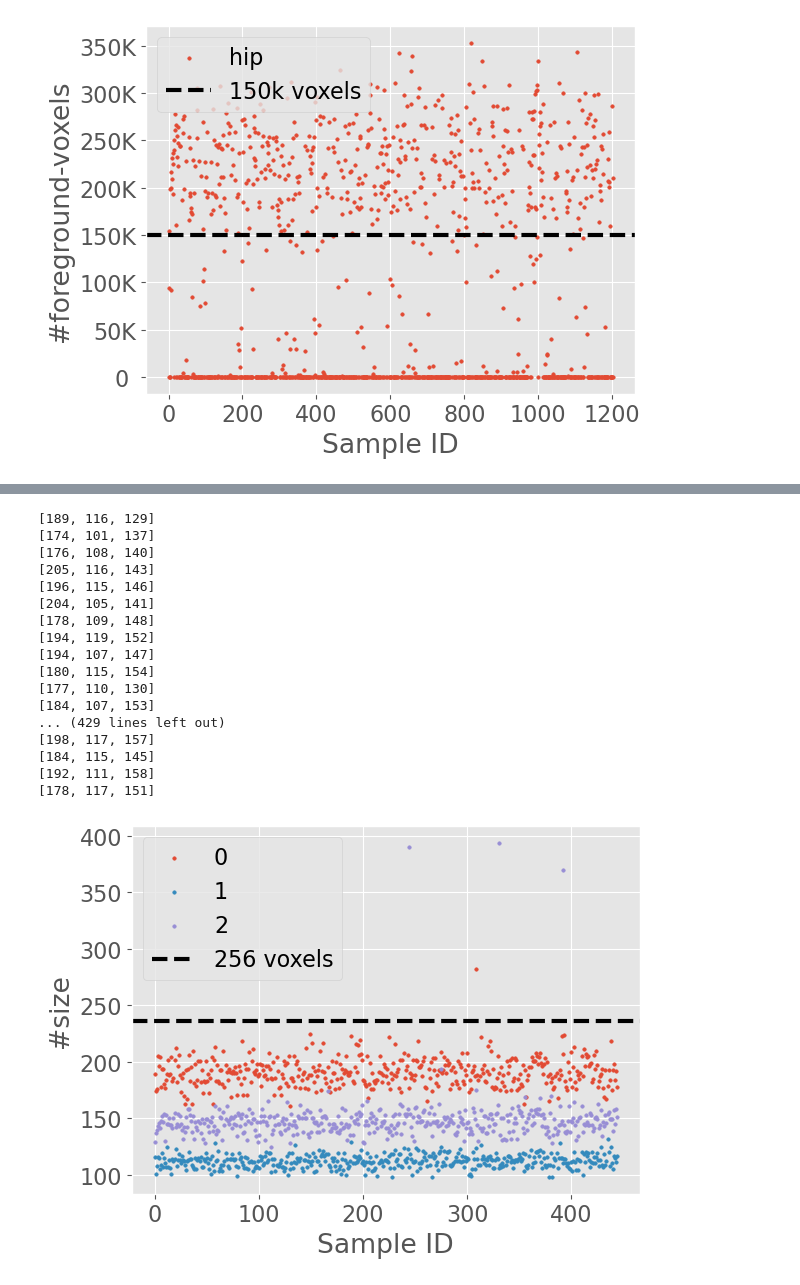
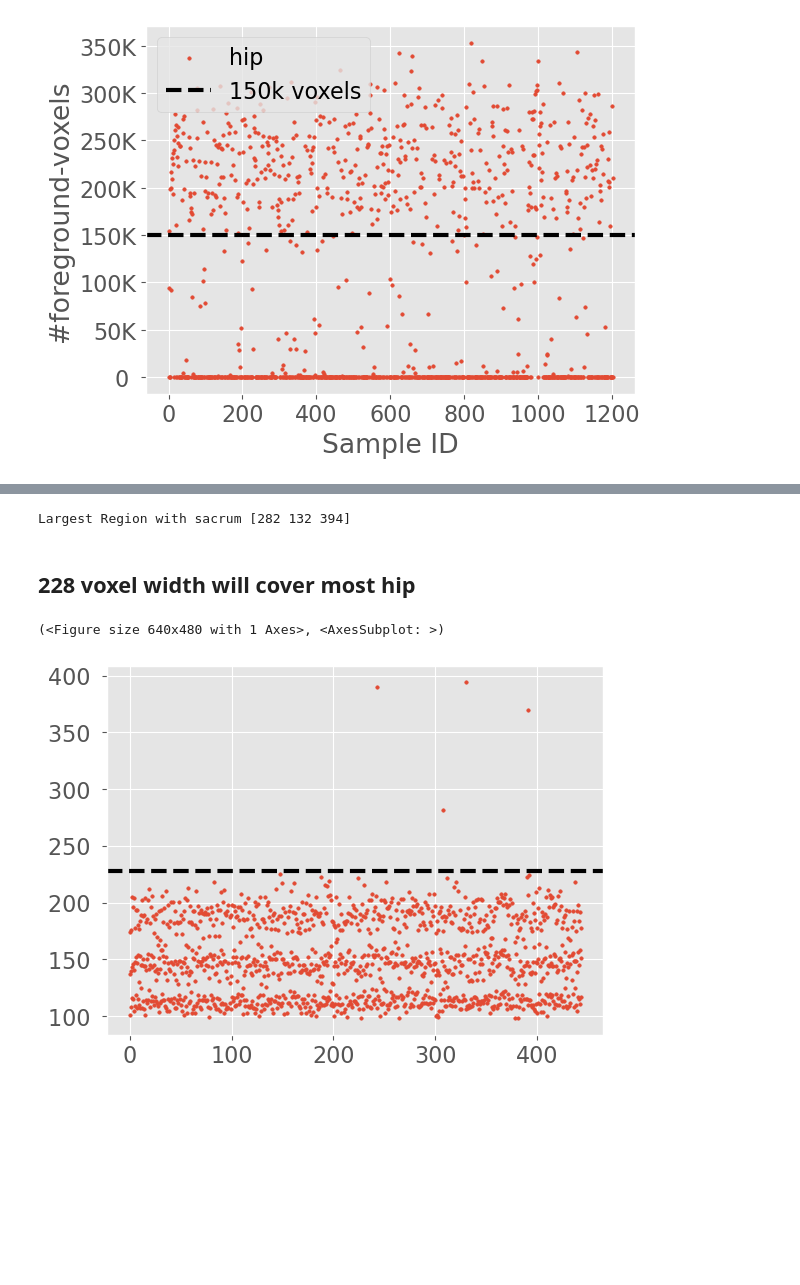
Before and after one commit to naamiinepal/XrayTo3DPreprocess, a Jupyter notebook: workflow/totalsegmentor_hip/Totalsegmentor-hip-plot.ipynb, the cells around one changed output, grey strips where cells are left out. Cells and saved outputs as stored; diff of their text form; code cells hidden in the pictures; blank space fills up the shorter version.

```diff
--- a/workflow/totalsegmentor_hip/Totalsegmentor-hip-plot.ipynb
+++ b/workflow/totalsegmentor_hip/Totalsegmentor-hip-plot.ipynb
@@ -103,4 +20,0 @@ len(usable_list)
-# %%
-with open('totalsegmentor_hip_subjects.csv','w') as f:
-    [f.write(f'{p}\n') for p in usable_list]
-f.close()
@@ -108,0 +21,16 @@ subjects_list = pd.read_csv('totalsegmentor_hip_subjects.csv')
+# %%
+df_non_empty = df[df['total_voxels'] != 0]
+print('Scans containing Hip foreground',df_non_empty['total_voxels'].count())
+
+voxel_threshold = 150000
+df_threshold = df_non_empty[(df_non_empty['total_voxels'] > voxel_threshold)]
+print(f'scans containing substantial Hip foreground',df_threshold['total_voxels'].count())
+
+potential_subjects = df_threshold['Unnamed: 0'].to_numpy()
+# removing subjects that were visually verified to contain only partial hips
+filtered_subjects = [i for i in potential_subjects if i not in unusable_list]
+print(f'scans after visual rejection',len(filtered_subjects))
+
+#save to file
+with open('totalsegmentor_hip_subjects.csv','w') as f:
+    [f.write(f'{p}\n') for p in filtered_subjects]
@@ -109,15 +41,14 @@ subjects_list = pd.read_csv('totalsegmentor_hip_subjects.csv')
 # %%
-import SimpleITK as sitk
+subjects_list = pd.read_csv('totalsegmentor_hip_subjects.csv')
 sizes = []
 for subject in subjects_list.to_numpy().flatten():
-    hip_path = f'../../../../../2D-3D-Reconstruction-Datasets/totalsegmentator/Totalsegmentator_dataset/{subject}/hip_no_sacrum.nii.gz'
+    hip_path = f'/mnt/SSD0/mahesh-home/xrayto3D-benchmark/2D-3D-Reconstruction-Datasets/totalsegmentator/Totalsegmentator_dataset/{subject}/hip_no_sacrum.nii.gz'
 
     img = sitk.ReadImage(hip_path)
     seg_stats = sitk.LabelShapeStatisticsImageFilter()
     seg_stats.Execute(img)
     bbox = seg_stats.GetBoundingBox(1)
     sizes.append(list(bbox[3:]))
-    print(sizes[-1])
     del img
-    # sizes.append(list(reader.GetSize()))
+print(f'Largest Region without sacrum',np.asarray(sizes).max(axis=0))
 # %% [output]
@@ -149,45 +56,25 @@ plt.tight_layout()
 # %%
-import SimpleITK as sitk
+subjects_list = pd.read_csv('totalsegmentor_hip_subjects.csv')
 sizes = []
 for subject in subjects_list.to_numpy().flatten():
-    hip_path = f'../../../../../2D-3D-Reconstruction-Datasets/totalsegmentator/Totalsegmentator_dataset/{subject}/hip_sacrum.nii.gz'
+    hip_path = f'/mnt/SSD0/mahesh-home/xrayto3D-benchmark/2D-3D-Reconstruction-Datasets/totalsegmentator/Totalsegmentator_dataset/{subject}/hip_sacrum.nii.gz'
 
     img = sitk.ReadImage(hip_path)
     seg_stats = sitk.LabelShapeStatisticsImageFilter()
     seg_stats.Execute(img)
     bbox = seg_stats.GetBoundingBox(1)
     sizes.append(list(bbox[3:]))
-    print(sizes[-1])
     del img
-    # sizes.append(list(reader.GetSize()))
+print(f'Largest Region with sacrum',np.asarray(sizes).max(axis=0))
 # %% [output]
-[189, 116, 129]
-[174, 101, 137]
-[176, 108, 140]
-[205, 116, 143]
-[196, 115, 146]
-[204, 105, 141]
-[178, 109, 148]
-[194, 119, 152]
-[194, 107, 147]
-[180, 115, 154]
-[177, 110, 130]
-[184, 107, 153]
-... (429 lines left out)
-[198, 117, 157]
-[184, 115, 145]
-[192, 111, 158]
-[178, 117, 151]
+Largest Region with sacrum [282 132 394]
-# %%
-# ax = df['total_voxels'].plot(style=".",alpha=0.5,label='Hip',s=6)
-for i in range(3):
-    plt.scatter(x = range(len(sizes)),y=np.asarray(sizes)[:,i],label=i,s=6)
-
-
-plt.axhline(y=236,linestyle='--',label='256 voxels',color='k')
-plt.ylabel('#size')
-plt.xlabel('Sample ID')
-plt.legend()
-plt.tight_layout()
-# %% [output]
-[figure, removed]
+# %% [markdown]
+## 228 voxel width will cover most hip
+# %%
+fig,ax = scatterplot_1d(np.array(sizes)[:,0].tolist(),'')
+scatterplot_1d(np.array(sizes)[:,1].tolist(),'',fig=fig,ax=ax)
+scatterplot_1d(np.array(sizes)[:,2].tolist(),'',fig=fig,ax=ax)
+horizontal_line(228,color='k',label='t',fig=fig,ax=ax)
+# %% [output]
+(<Figure size 640x480 with 1 Axes>, <AxesSubplot: >)
+[figure, added]
```
Also changed, not shown: parts of 20 cells of this notebook.
